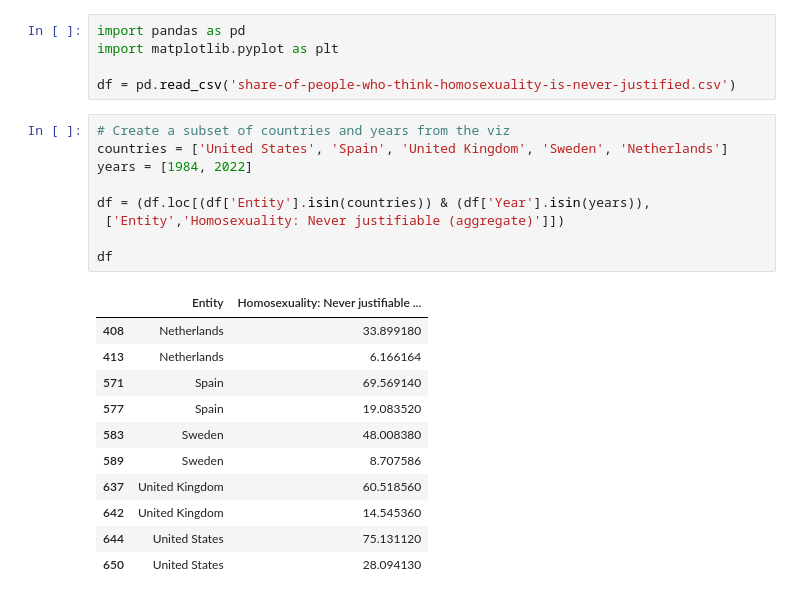
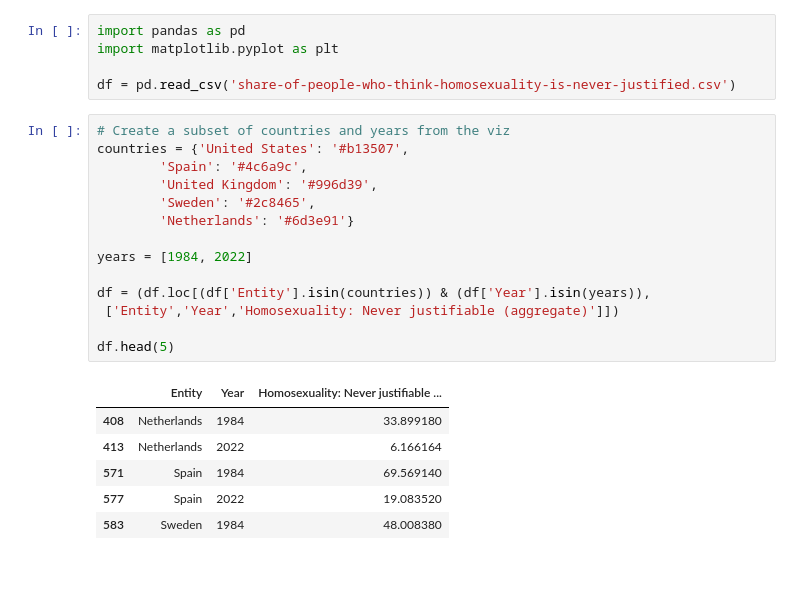
Before and after one commit to ben-baror/decline-in-homophobia-viz, a Jupyter notebook: homophobia_decline_viz.ipynb, the cells around one changed output. Drawn from its saved outputs; the diff is of its cells as text; blank space fills up the shorter version.

```diff
--- a/homophobia_decline_viz.ipynb
+++ b/homophobia_decline_viz.ipynb
@@ -5,22 +5,22 @@ import matplotlib.pyplot as plt
 df = pd.read_csv('share-of-people-who-think-homosexuality-is-never-justified.csv')
 # %%
 # Create a subset of countries and years from the viz
-countries = ['United States', 'Spain', 'United Kingdom', 'Sweden', 'Netherlands']
+countries = {'United States': '#b13507',
+        'Spain': '#4c6a9c',
+        'United Kingdom': '#996d39',
+        'Sweden': '#2c8465',
+        'Netherlands': '#6d3e91'}
+
 years = [1984, 2022]
 
 df = (df.loc[(df['Entity'].isin(countries)) & (df['Year'].isin(years)),
- ['Entity','Homosexuality: Never justifiable (aggregate)']])
+ ['Entity','Year','Homosexuality: Never justifiable (aggregate)']])
 
-df
+df.head(5)
 # %% [output]
-|  | Entity | Homosexuality: Never justifiable ... |
-| 408 | Netherlands | 33.899180 |
-| 413 | Netherlands | 6.166164 |
-| 571 | Spain | 69.569140 |
-| 577 | Spain | 19.083520 |
-| 583 | Sweden | 48.008380 |
-| 589 | Sweden | 8.707586 |
-| 637 | United Kingdom | 60.518560 |
-| 642 | United Kingdom | 14.545360 |
-| 644 | United States | 75.131120 |
-| 650 | United States | 28.094130 |
+|  | Entity | Year | Homosexuality: Never justifiable ... |
+| 408 | Netherlands | 1984 | 33.899180 |
+| 413 | Netherlands | 2022 | 6.166164 |
+| 571 | Spain | 1984 | 69.569140 |
+| 577 | Spain | 2022 | 19.083520 |
+| 583 | Sweden | 1984 | 48.008380 |
```
Also changed, not shown: parts of 2 cells of this notebook.
